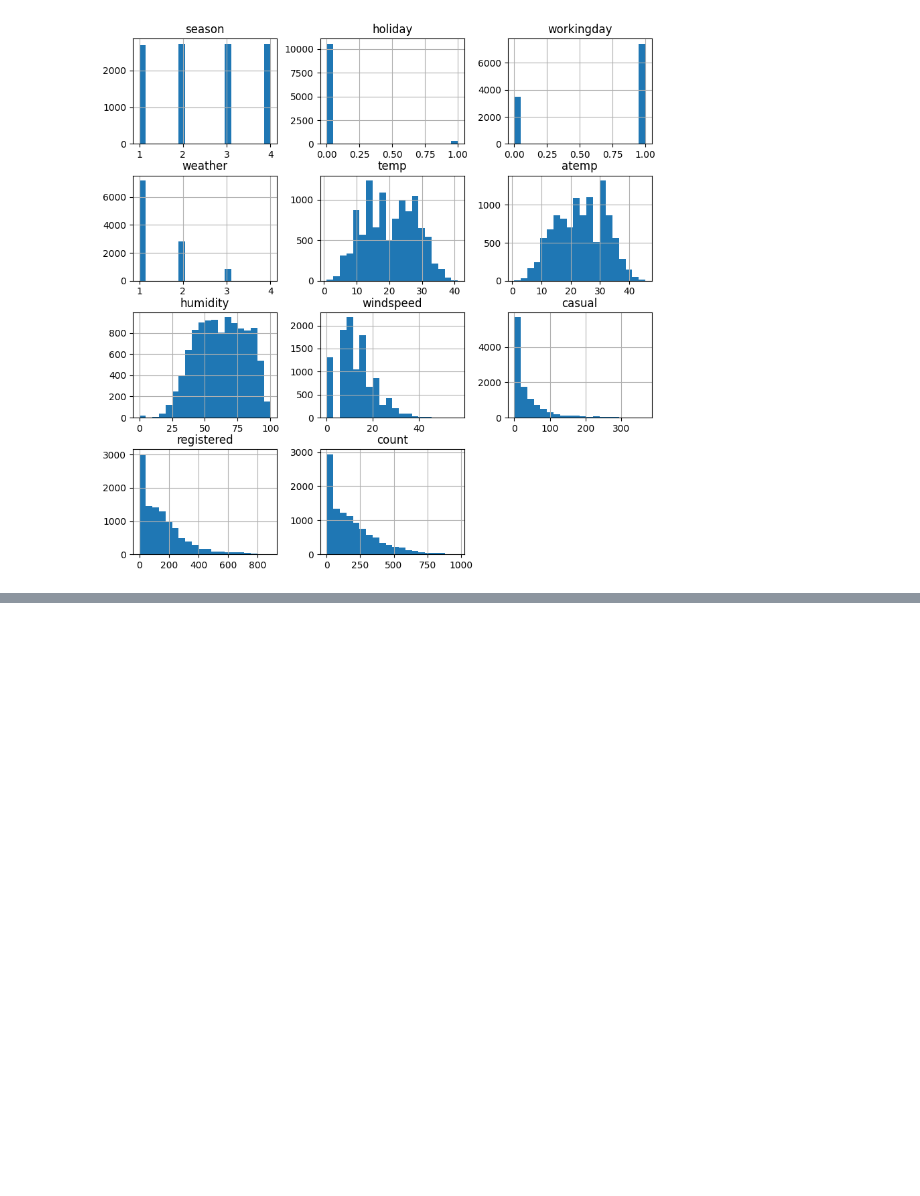
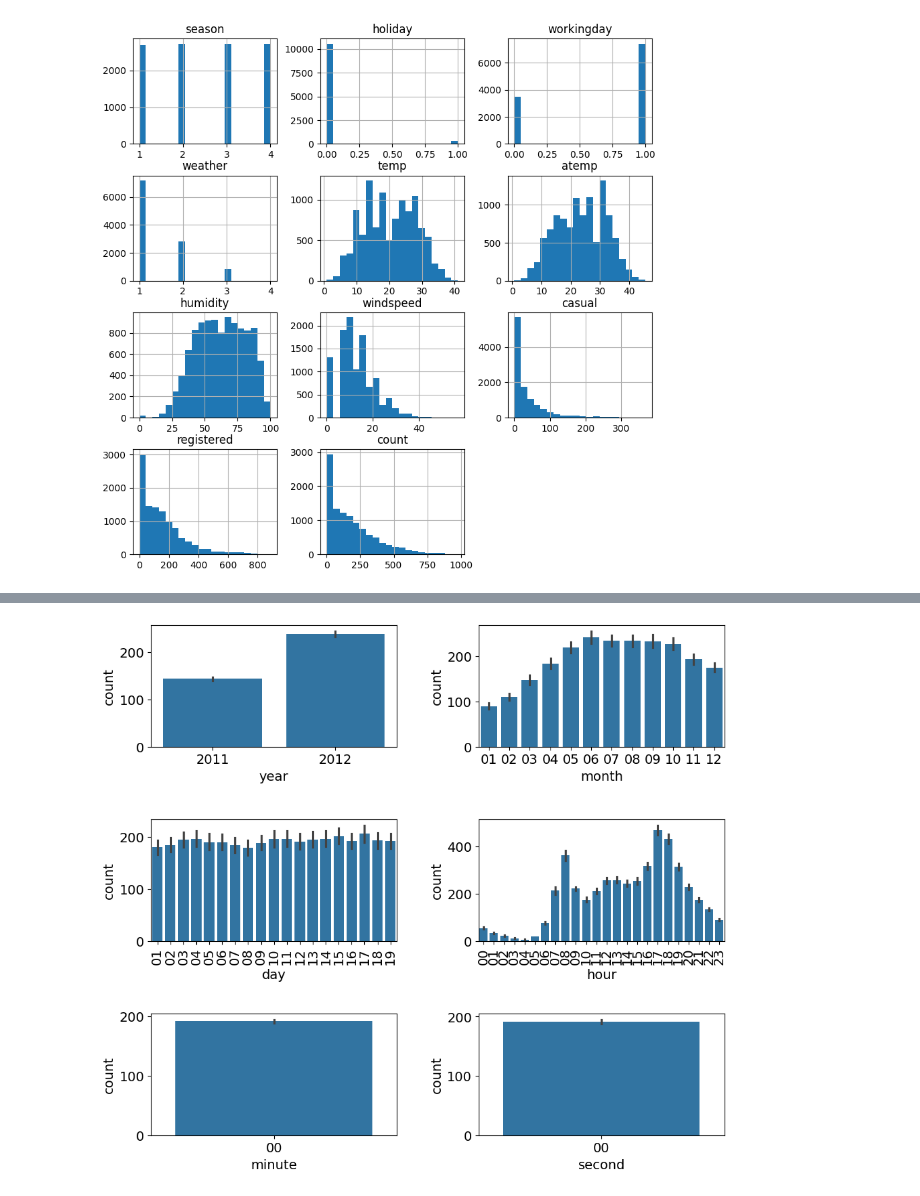
Before and after one commit to gptjddldi/kg-bike-sharing-demand, a Jupyter notebook: main.ipynb, the cells around one changed output, grey strips where cells are left out. Saved outputs shown, nothing was run; the diff lists cells and outputs as text; code cells hidden in the pictures; blank space fills up the shorter version.

```diff
--- a/main.ipynb
+++ b/main.ipynb
@@ -1,5 +11,3 @@
 # %%
-import pandas as pd
-
-data = pd.read_csv("data/train.csv")
-data.head()
+train = pd.read_csv("data/train.csv")
+test = pd.read_csv("data/test.csv")
@@ -46,0 +50,13 @@ df['time_since_start'] = ((df['datetime'] - min_datetime)/3600).dt.total_seconds
+# %%
+train['tempDate'] = train.datetime.apply(lambda x:x.split())
+
+train['date'] = train['tempDate'].apply(lambda x: x[0])
+train['year'] = train['tempDate'].apply(lambda x: x[0].split('-')[0])
+train['month'] = train['tempDate'].apply(lambda x: x[0].split('-')[1])
+train['day'] = train['tempDate'].apply(lambda x: x[0].split('-')[2])
+train['hour'] = train['tempDate'].apply(lambda x: x[1].split(':')[0])
+train['minute'] = train['tempDate'].apply(lambda x: x[1].split(':')[1])
+train['second'] = train['tempDate'].apply(lambda x: x[1].split(':')[2])
+train['weekday'] = train.tempDate.apply(lambda x:calendar.day_name[datetime.strptime(x[0], "%Y-%m-%d").weekday()])
+
+train = train.drop('tempDate', axis=1)
@@ -46,0 +88,18 @@ df['time_since_start'] = ((df['datetime'] - min_datetime)/3600).dt.total_seconds
+# %%
+mpl.rc('font', size=14)
+mpl.rc('axes', titlesize=5)
+figure, axes = plt.subplots(nrows=3, ncols=2)
+plt.tight_layout()
+figure.set_size_inches(10,9)
+
+sns.barplot(x='year', y='count', data=train, ax=axes[0, 0])
+sns.barplot(x='month', y='count', data=train, ax=axes[0, 1])
+sns.barplot(x='day', y='count', data=train, ax=axes[1, 0])
+sns.barplot(x='hour', y='count', data=train, ax=axes[1, 1])
+sns.barplot(x='minute', y='count', data=train, ax=axes[2, 0])
+sns.barplot(x='second', y='count', data=train, ax=axes[2, 1])
+
+axes[1, 0].tick_params(axis='x', labelrotation=90)
+axes[1, 1].tick_params(axis='x', labelrotation=90)
+# %% [output]
+[figure, added]
```
Also changed, not shown: parts of 46 cells of this notebook.
